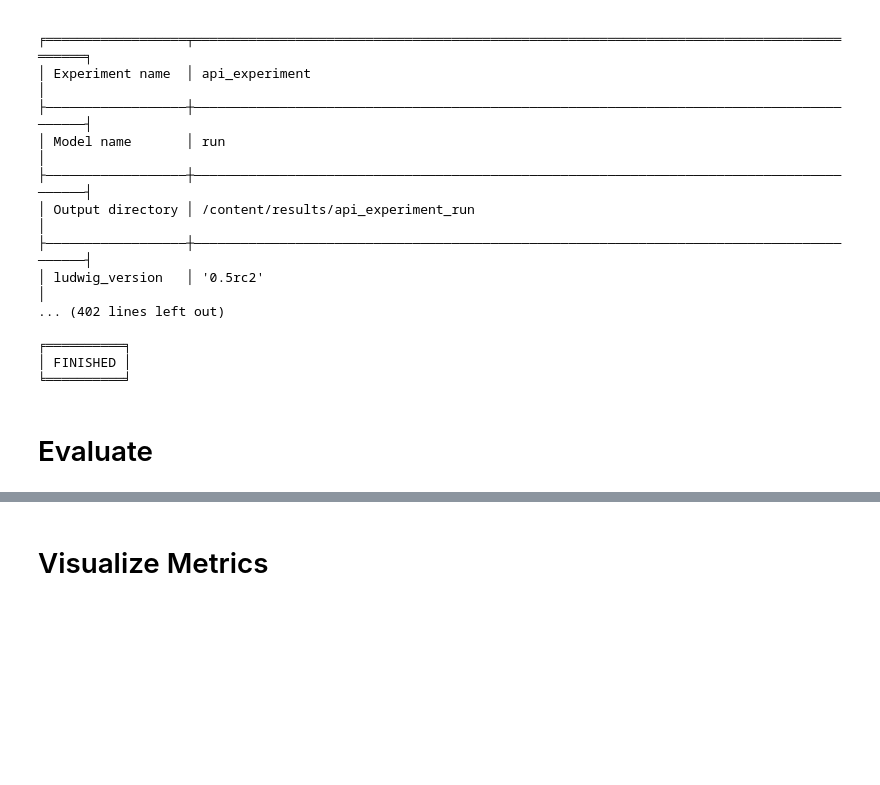
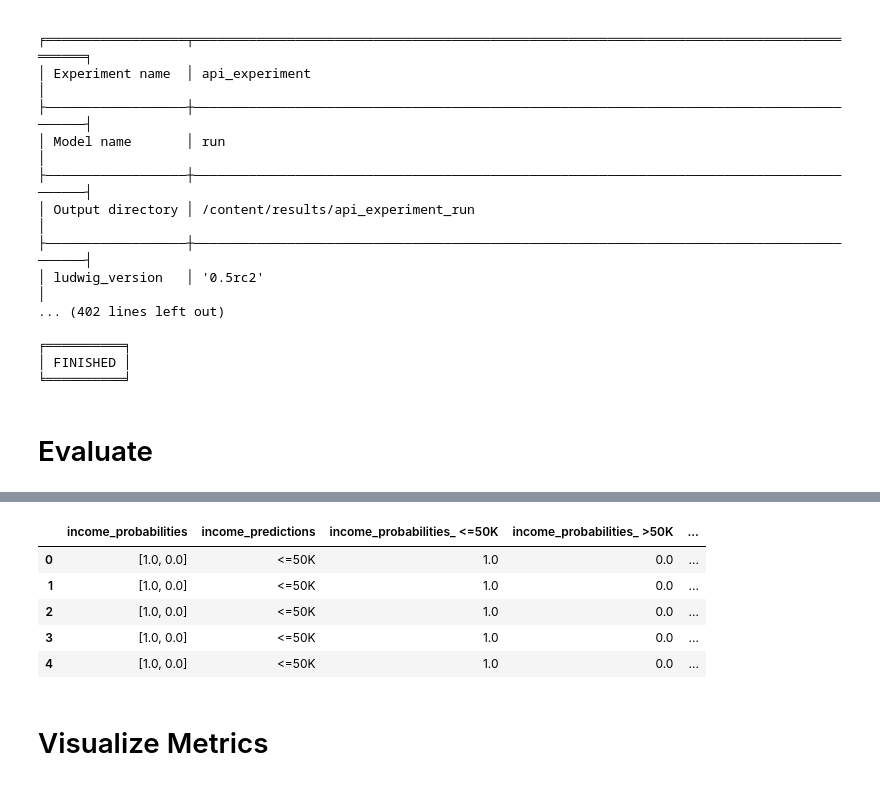
Before and after one commit to ludwig-ai/ludwig-docs, a Jupyter notebook: docs/examples/adult_census_income_colab_notebooks/Adult_Census_Income_Classification_with_Ludwig_API.ipynb, the cells around one changed output, grey strips where cells are left out. Drawn from its saved outputs; the diff is of its cells as text; code cells hidden in the pictures; blank space fills up the shorter version.

```diff
--- a/docs/examples/adult_census_income_colab_notebooks/Adult_Census_Income_Classification_with_Ludwig_API.ipynb
+++ b/docs/examples/adult_census_income_colab_notebooks/Adult_Census_Income_Classification_with_Ludwig_API.ipynb
@@ -187,3 +209,25 @@ roc_auc_micro: 0.545404963185165
+# %%
+model2 = LudwigModel.load('results/api_experiment_run/model')
+
+# Generates predictions and performance statistics for the test set.
+test_stats2, predictions2, output_directory2 = model2.evaluate(
+  eval_df,
+  collect_predictions=True,
+  collect_overall_stats=True,
+  skip_save_eval_stats=False,
+  skip_save_predictions=False,
+  output_directory="test_results2",
+  return_type="dict"
+)
+
+pd.read_parquet("test_results2/predictions.parquet").head()
+# %% [output]
+|  | income_probabilities | income_predictions | income_probabilities_ <=50K | income_probabilities_ >50K | ... |
+| 0 | [1.0, 0.0] | <=50K | 1.0 | 0.0 | ... |
+| 1 | [1.0, 0.0] | <=50K | 1.0 | 0.0 | ... |
+| 2 | [1.0, 0.0] | <=50K | 1.0 | 0.0 | ... |
+| 3 | [1.0, 0.0] | <=50K | 1.0 | 0.0 | ... |
+| 4 | [1.0, 0.0] | <=50K | 1.0 | 0.0 | ... |
 # %% [markdown]
 # Visualize Metrics
 # %%
```
Also changed, not shown: parts of 3 cells of this notebook.
